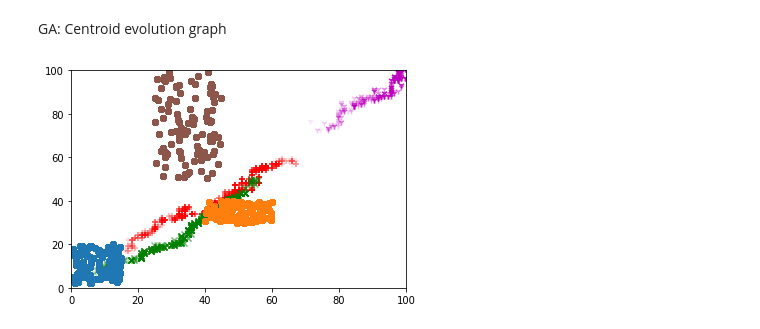
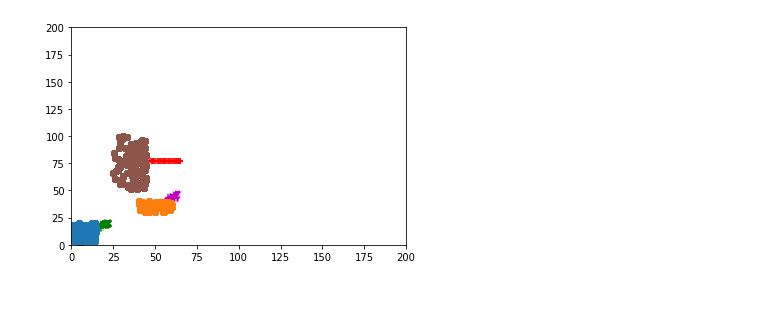
Before and after one commit to gurpreetsingh14/kmeans-with-GA, a Jupyter notebook: demo_class.ipynb, the cells around one changed output. Cells and saved outputs as stored; diff of their text form; code cells hidden in the pictures; blank space fills up the shorter version.

```diff
--- a/demo_class.ipynb
+++ b/demo_class.ipynb
@@ -7,0 +58,6 @@ import itertools
+# %%
+data_for_GA = []
+for ty in model.evolution[-1]:
+    data_for_GA.append(ty[0])
+    data_for_GA.append(ty[1])
+print(data_for_GA)
@@ -8,6 +68,3 @@ import itertools
 # %%
-#Inputs
-kNo = 3
-
-initial_centroids = gag.init_cluster_center(kNo)
+initial_centroids = gag.init_cluster_center(kNo,data_for_GA)
 fit_func = gag.fitness_func(initial_centroids)
@@ -18,4 +71,4 @@ rawData = gy.raw_data()
 # %%
-_, plot_result, _, _,centroidList = gag.GeneticAlgorithm(gag.fitness_func,kNo,500)
+_, plot_result, _, _,centroidList = gag.GeneticAlgorithm(gag.fitness_func,kNo,100,dataCen=data_for_GA)
 # %% [output]
 ====================================================================
@@ -44,16 +94,0 @@ gag.display_plot(plot_result)
-# %%
-def kmean_data(data):
-    l = []
-    for el in data:
-        l2 = []
-        l2.append(el[0][0])
-        l2.append(el[1][0])
-        l.append(numpy.array(l2))
-
-    return numpy.array(l)
-
-model = kmeans.KMeans(kNo)
-data1 = kmean_data(gy.raw_data())
-model.fit(data1,False,True)
-ml = model.to__solution()
-print(f'Fitness value of K-Means output is: {gag.fitness_func(numpy.array([ml]))[0]:0.8f}')
@@ -83,8 +95,6 @@ gag.display_plot(io.tolist())
-# %% [markdown]
-GA: Centroid evolution graph
 # %%
-alphas = itertools.cycle(list(numpy.arange(0.1,1,1/500)))
+alphas = itertools.cycle(list(numpy.arange(0.1,1,1/100)))
 for e in centroidList:
     kmeans.plot_resV3(data1,e,alpha = next(alphas),marker="x",nb_clusters=kNo)
 # %% [output]
-[figure, old version]
+[figure, new version]
```
Also changed, not shown: parts of 16 cells of this notebook, 3 other files.
